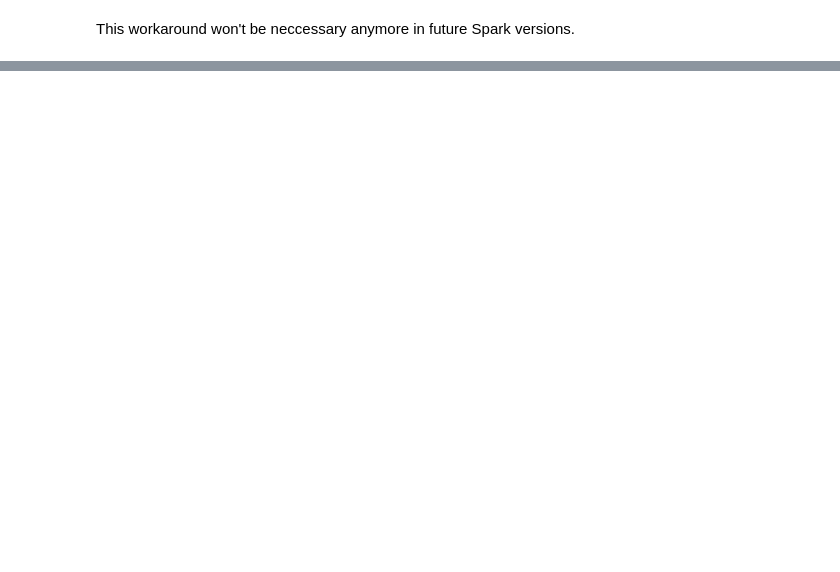
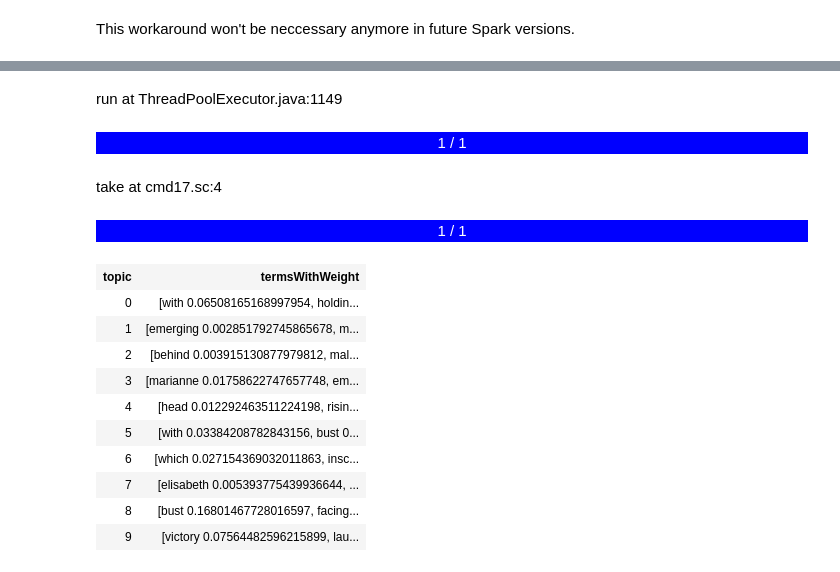
Before and after one commit to neelsmith/lda-ipynb, a Jupyter notebook: nbs/spark-lda.ipynb, the cells around one changed output, grey strips where cells are left out. Drawn from its saved outputs; the diff is of its cells as text; code cells hidden in the pictures; blank space fills up the shorter version.

Commit message:
Add HTML display of DFs

```diff
--- a/nbs/spark-lda.ipynb
+++ b/nbs/spark-lda.ipynb
@@ -355,0 +394,18 @@ ds.toDF.showHTML()
+# %%
+weightedLabels.select("topic", "termsWithWeight").showHTML(truncate=1000)
+# %% [output]
+run at ThreadPoolExecutor.java:1149
+1 / 1
+take at cmd17.sc:4
+1 / 1
+| topic | termsWithWeight |
+| 0 | [with 0.06508165168997954, holdin... |
+| 1 | [emerging 0.002851792745865678, m... |
+| 2 | [behind 0.003915130877979812, mal... |
+| 3 | [marianne 0.01758622747657748, em... |
+| 4 | [head 0.012292463511224198, risin... |
+| 5 | [with 0.03384208782843156, bust 0... |
+| 6 | [which 0.027154369032011863, insc... |
+| 7 | [elisabeth 0.005393775439936644, ... |
+| 8 | [bust 0.16801467728016597, facing... |
+| 9 | [victory 0.07564482596215899, lau... |
```
Also changed, not shown: parts of 24 cells of this notebook.
